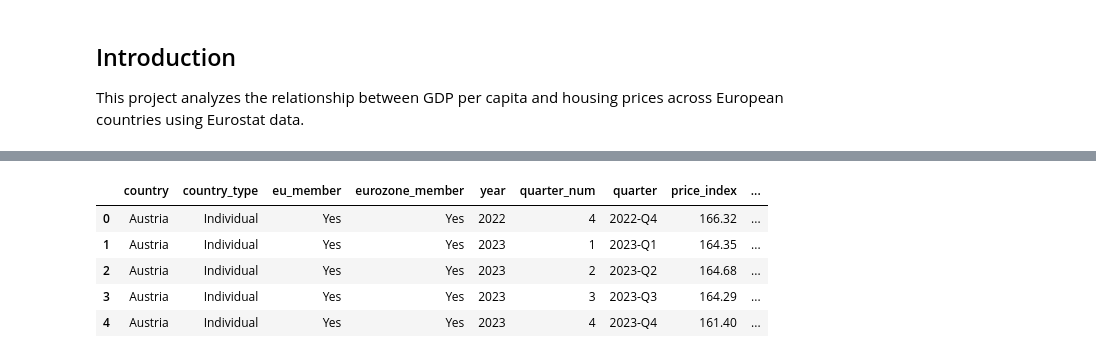
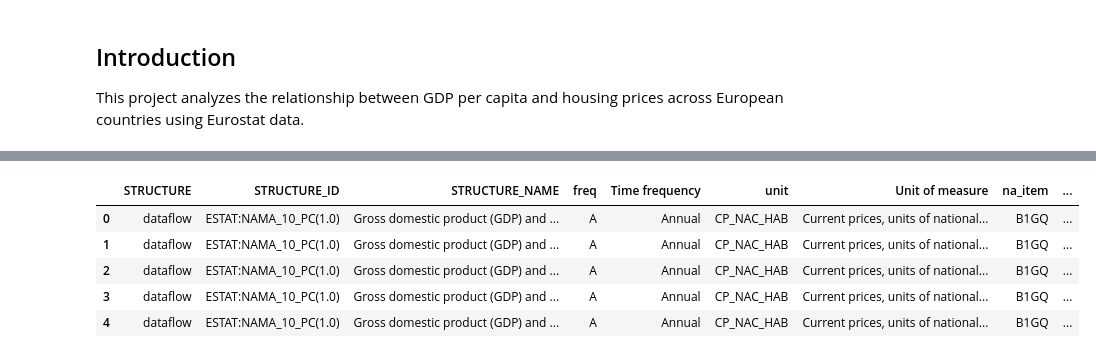
Before and after one commit to nikolaybyivanov/europe-housing-analysis, a Jupyter notebook: notebooks/01_start.ipynb, the cells around one changed output, grey strips where cells are left out. Saved outputs shown, nothing was run; the diff lists cells and outputs as text; code cells hidden in the pictures.

Commit message:
Add data cleaning, EDA, WIP

```diff
--- a/notebooks/01_start.ipynb
+++ b/notebooks/01_start.ipynb
@@ -23,12 +38,13 @@ Successfully installed pandas-3.0.2
 # %%
 housing = pd.read_csv("../data/housing.csv")
-gdp = pd.read_csv("../data/gdp_raw.csv")
+gdp = pd.read_csv("../data/gdp.csv")
 
 housing.head()
+gdp.head()
 # %% [output]
-|  | country | country_type | eu_member | eurozone_member | year | quarter_num | quarter | price_index | ... |
-| 0 | Austria | Individual | Yes | Yes | 2022 | 4 | 2022-Q4 | 166.32 | ... |
-| 1 | Austria | Individual | Yes | Yes | 2023 | 1 | 2023-Q1 | 164.35 | ... |
-| 2 | Austria | Individual | Yes | Yes | 2023 | 2 | 2023-Q2 | 164.68 | ... |
-| 3 | Austria | Individual | Yes | Yes | 2023 | 3 | 2023-Q3 | 164.29 | ... |
-| 4 | Austria | Individual | Yes | Yes | 2023 | 4 | 2023-Q4 | 161.40 | ... |
+|  | STRUCTURE | STRUCTURE_ID | STRUCTURE_NAME | freq | Time frequency | unit | Unit of measure | na_item | ... |
+| 0 | dataflow | ESTAT:NAMA_10_PC(1.0) | Gross domestic product (GDP) and ... | A | Annual | CP_NAC_HAB | Current prices, units of national... | B1GQ | ... |
+| 1 | dataflow | ESTAT:NAMA_10_PC(1.0) | Gross domestic product (GDP) and ... | A | Annual | CP_NAC_HAB | Current prices, units of national... | B1GQ | ... |
+| 2 | dataflow | ESTAT:NAMA_10_PC(1.0) | Gross domestic product (GDP) and ... | A | Annual | CP_NAC_HAB | Current prices, units of national... | B1GQ | ... |
+| 3 | dataflow | ESTAT:NAMA_10_PC(1.0) | Gross domestic product (GDP) and ... | A | Annual | CP_NAC_HAB | Current prices, units of national... | B1GQ | ... |
+| 4 | dataflow | ESTAT:NAMA_10_PC(1.0) | Gross domestic product (GDP) and ... | A | Annual | CP_NAC_HAB | Current prices, units of national... | B1GQ | ... |
```
Also changed, not shown: parts of 16 cells of this notebook, 1 other file.
